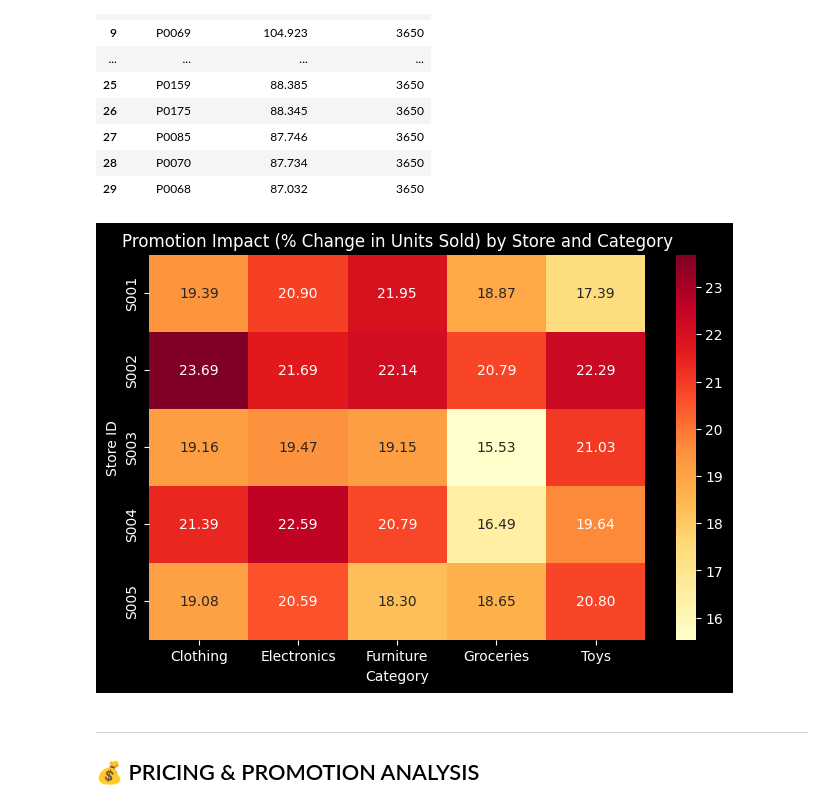
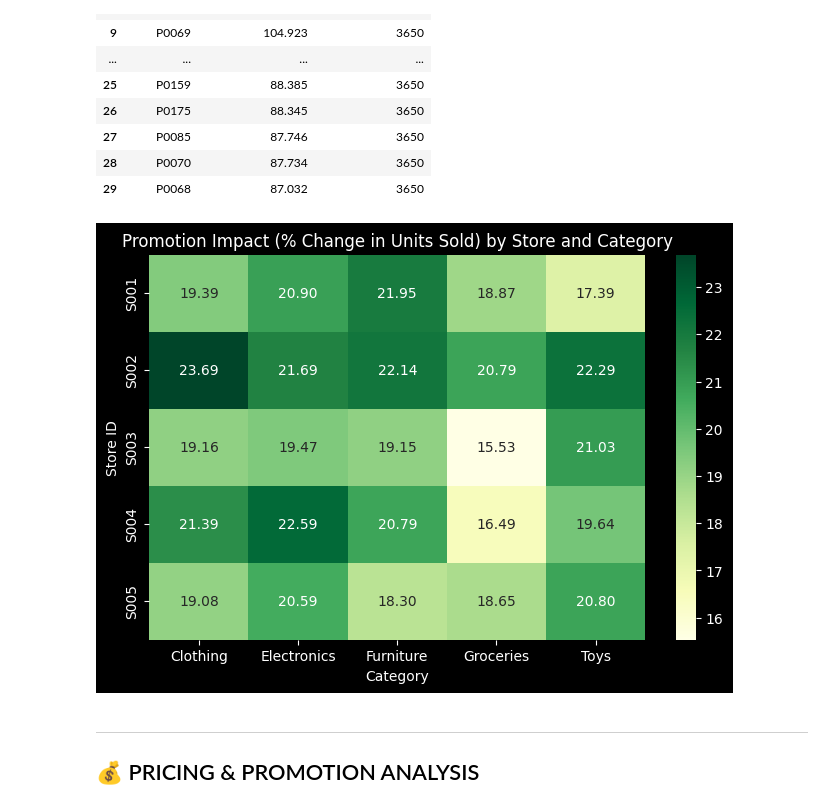
Before and after one commit to gnaneshgunda/Inventory_management, a Jupyter notebook: sql-task-2.ipynb, the cells around one changed output. Drawn from its saved outputs; the diff is of its cells as text; code cells hidden in the pictures.

```diff
--- a/sql-task-2.ipynb
+++ b/sql-task-2.ipynb
@@ -532,24 +532,24 @@ result_daily_sales
 # %%
 
 query6 = """
 SELECT Store_ID,Category,
        AVG(Units_Sold) AS Avg_Units_Sold,
        100*(AVG(CASE WHEN Holiday_Promotion = 1 THEN units_sold END)-
        AVG(CASE WHEN Holiday_Promotion = 0 THEN units_sold END))/ AVG(CASE WHEN Holiday_Promotion = 0 THEN units_sold END) AS Percentage_Change_Between_Promotions
 FROM InventoryData
 GROUP BY Store_ID,Category
 ORDER BY Percentage_Change_Between_Promotions DESC;
 """
 df_kpi_by_promotions = pd.read_sql_query(query6, conn)
 df_kpi_by_promotions_cat = df_kpi_by_promotions.pivot(index='Store_ID', columns='Category', values='Percentage_Change_Between_Promotions')
 plt.figure(figsize=(8, 5))
-sns.heatmap(df_kpi_by_promotions_cat, annot=True, fmt=".2f", cmap="YlOrRd")
+sns.heatmap(df_kpi_by_promotions_cat, annot=True, fmt=".2f", cmap="YlGn")
 plt.title("Promotion Impact (% Change in Units Sold) by Store and Category")
 plt.ylabel("Store ID")
 plt.xlabel("Category")
 plt.show()
 # %% [output]
-[figure, old version]
+[figure, new version]
 # %% [markdown]
 ---
 
```
